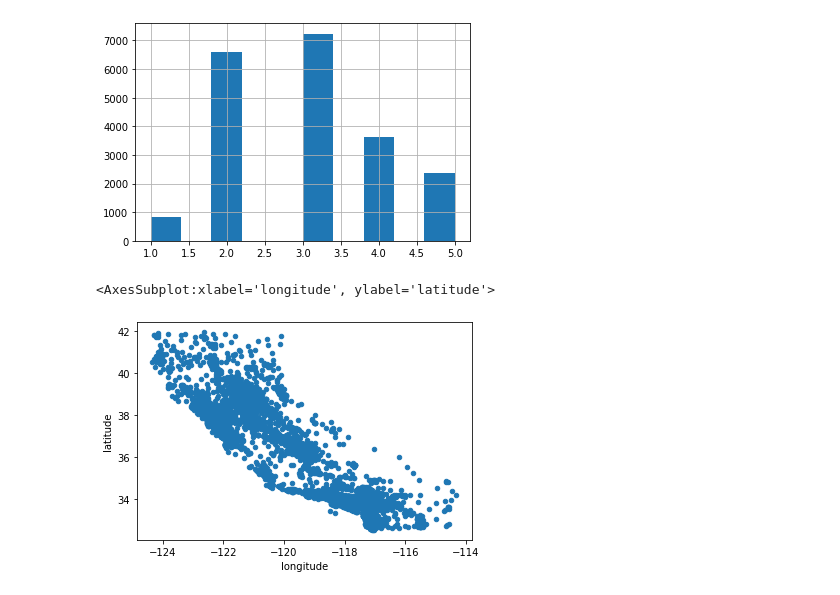
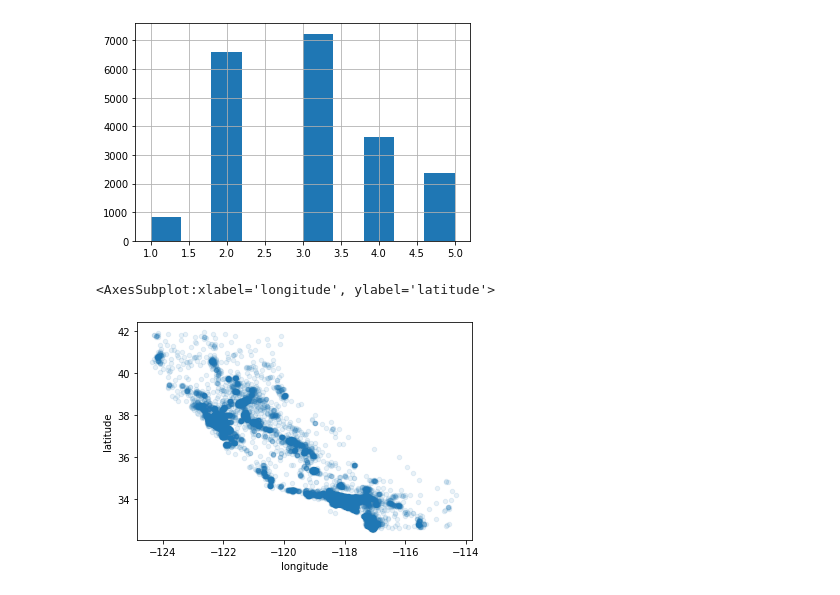
Before and after one commit to ITS-PLAY/deep_learning_algo, a Jupyter notebook: 第二章端到端的机器学习.ipynb, the cells around one changed output. Saved outputs shown, nothing was run; the diff lists cells and outputs as text; code cells hidden in the pictures.

```diff
--- a/第二章端到端的机器学习.ipynb
+++ b/第二章端到端的机器学习.ipynb
@@ -123,7 +125,7 @@ for set_ in (strat_train_set,strat_test_set):
 # %%
 housing = strat_train_set.copy()
 # %%
-housing.plot(kind='scatter',x='longitude',y='latitude')
+housing.plot(kind='scatter',x='longitude',y='latitude',alpha=0.1) #alpha表示高密度数据点的位置
 # %% [output]
 <AxesSubplot:xlabel='longitude', ylabel='latitude'>
-[figure, old version]
+[figure, new version]
```
Also changed, not shown: parts of 42 cells of this notebook.
